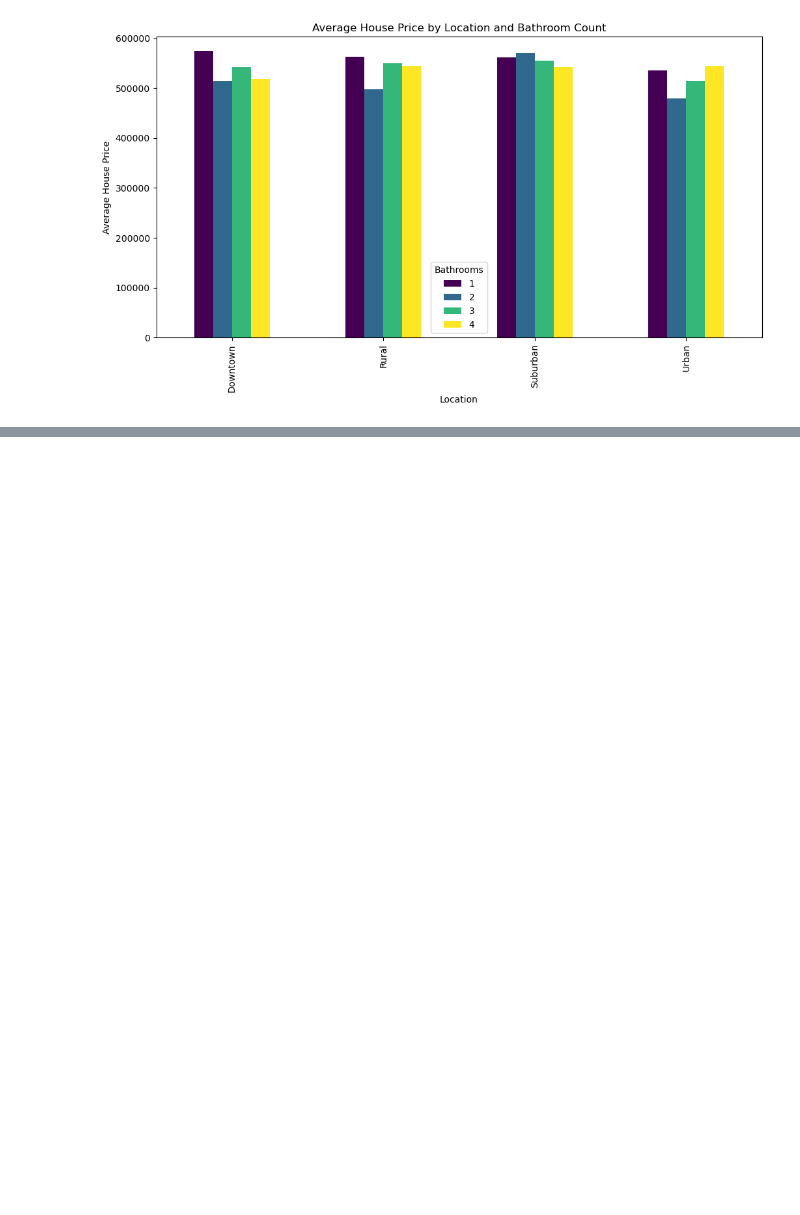
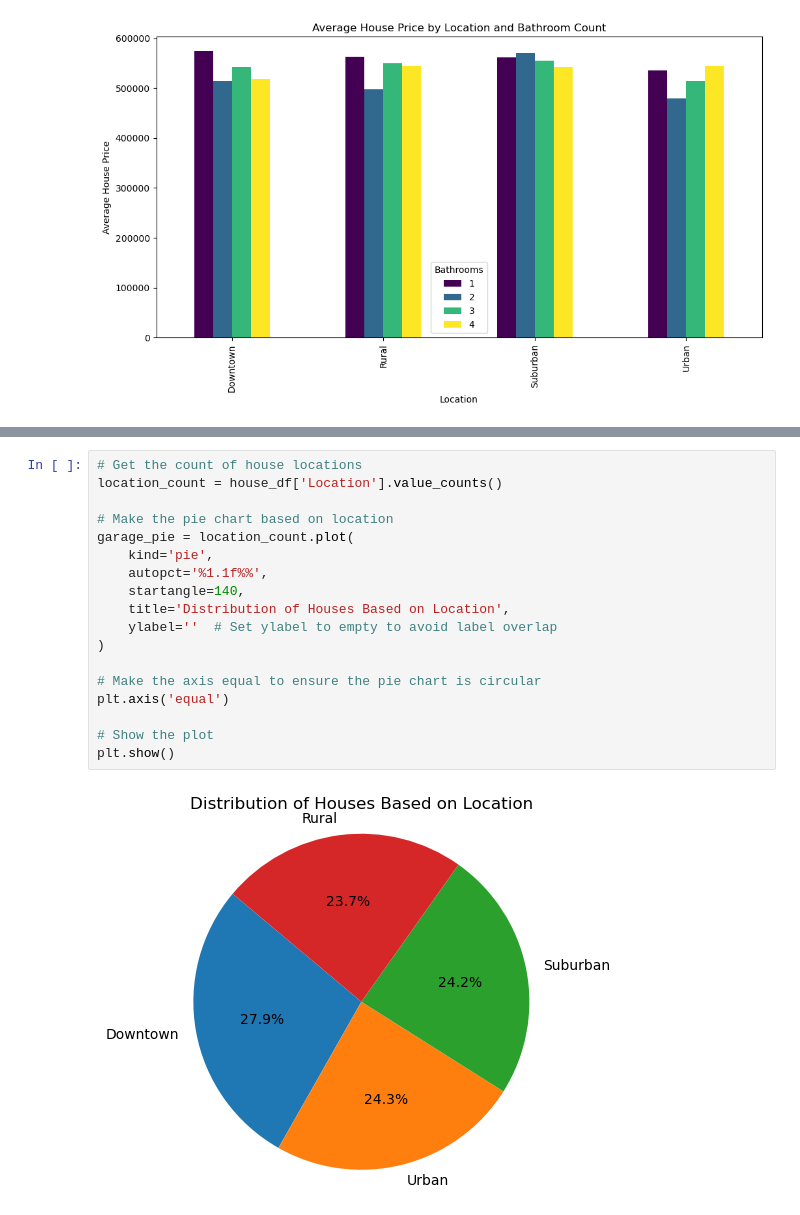
Before and after one commit to jmatts2307/group9_project1, a Jupyter notebook: Housing_Analysis_project.ipynb, the cells around one changed output, grey strips where cells are left out. Drawn from its saved outputs; the diff is of its cells as text; blank space fills up the shorter version.

```diff
--- a/Housing_Analysis_project.ipynb
+++ b/Housing_Analysis_project.ipynb
@@ -1033,0 +1077,20 @@ plt.show()
+# %%
+# Get the count of house locations
+location_count = house_df['Location'].value_counts()
+
+# Make the pie chart based on location
+garage_pie = location_count.plot(
+    kind='pie',
+    autopct='%1.1f%%',
+    startangle=140,
+    title='Distribution of Houses Based on Location',
+    ylabel=''  # Set ylabel to empty to avoid label overlap
+)
+
+# Make the axis equal to ensure the pie chart is circular
+plt.axis('equal')
+
+# Show the plot
+plt.show()
+# %% [output]
+[figure, added]
```
Also changed, not shown: parts of 15 cells of this notebook, 1 other file.
